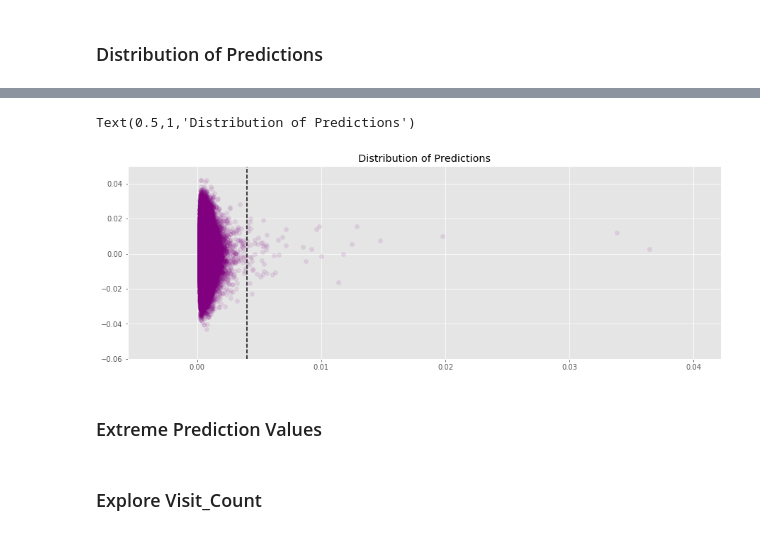
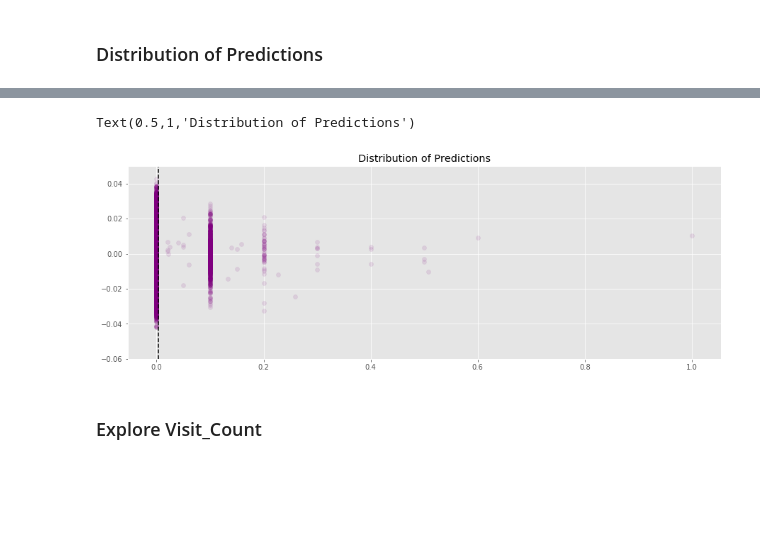
Before and after one commit to elisabeth-berg/sbp-injury-public, a Jupyter notebook: plotting_notebook.ipynb, the cells around one changed output, grey strips where cells are left out. Saved outputs shown, nothing was run; the diff lists cells and outputs as text; code cells hidden in the pictures; blank space fills up the shorter version.

```diff
--- a/plotting_notebook.ipynb
+++ b/plotting_notebook.ipynb
@@ -233,5 +236,6 @@ fig.savefig('img/scatter_age_long.png')
 # %%
 X_train, X_test, y_train, y_test = train_test_split(X, y)
 # %%
-forest_model = RandomForestClassifier(max_depth=5, min_samples_split=2, n_estimators=1000)
+forest_model = models.InjuryModel('RFC')
 forest_model.fit(X_train.values, y_train.values)
+y_hat = forest_model.predict(X_test.values)
@@ -246,13 +242,13 @@ RandomForestClassifier(bootstrap=True, class_weight=None, criterion='gini',
+# %%
+y_hat = forest_model.predict(X_test)
 # %%
-y_hat = forest_model.predict_proba(X_test.values)[:,1]
+
 jitter = scs.norm.rvs(0, 0.01, size=len(y_hat))
 fig, ax = plt.subplots(figsize=[15, 5])
 ax.scatter(y_hat, jitter, color='purple', alpha=0.1)
 ax.axvline(x=0.004, linestyle='--', color='k')
 ax.set_ylim([-0.06, 0.05])
 ax.set_title('Distribution of Predictions')
 # %% [output]
 Text(0.5,1,'Distribution of Predictions')
-[figure, old version]
+[figure, new version]
-# %% [markdown]
-### Extreme Prediction Values
```
Also changed, not shown: parts of 9 cells of this notebook, 3 other files.
